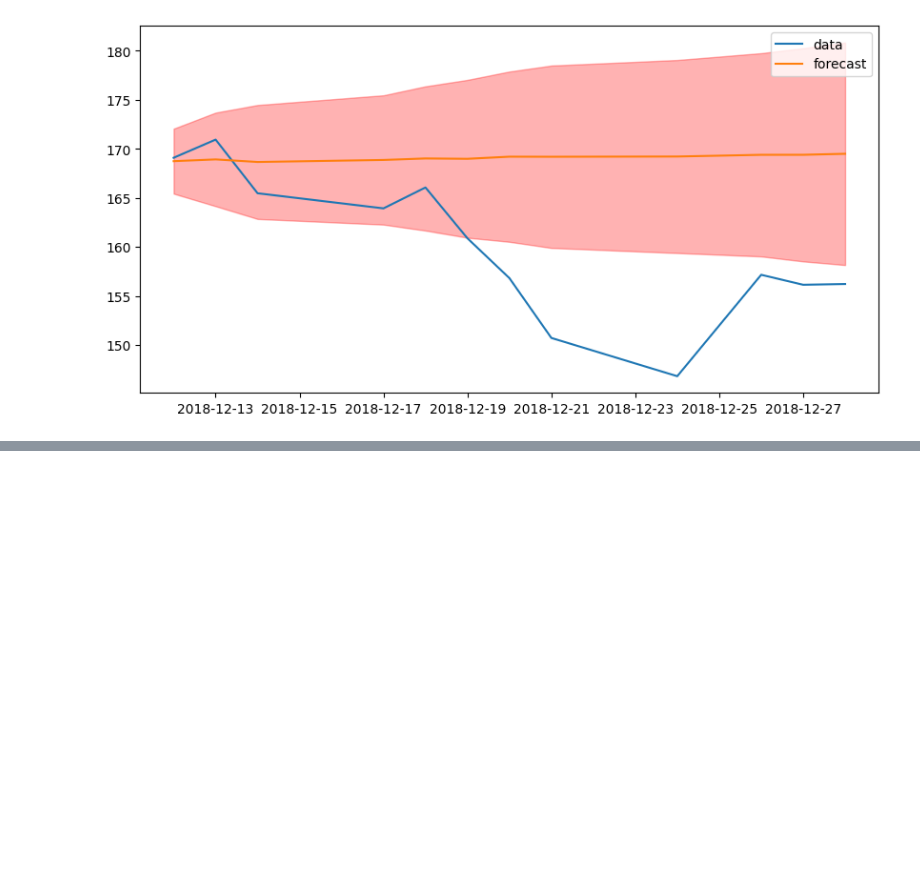
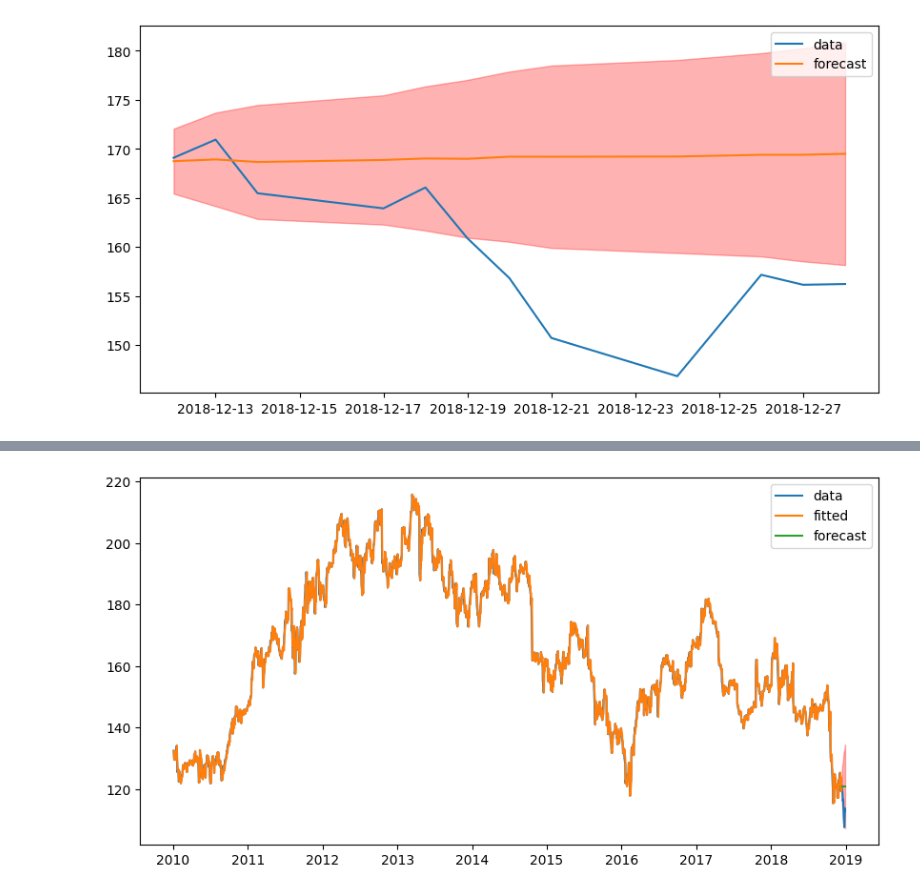
Before and after one commit to yeesem/Time-Series-Data-Analysis, a Jupyter notebook: ARIMA_4.ipynb, the cells around one changed output, grey strips where cells are left out. Cells and saved outputs as stored; diff of their text form; code cells hidden in the pictures; blank space fills up the shorter version.

```diff
--- a/ARIMA_4.ipynb
+++ b/ARIMA_4.ipynb
@@ -254,0 +263,10 @@ RMSR Test :  11.58554058808631
+# %%
+train = ibm.iloc[:-NTest]
+test = ibm.iloc[-NTest:]
+# %%
+model = pm.auto_arima(
+    train,
+    error_action = 'ignore',trace = True,
+    suppress_warning=True,maxiter = 10,
+    seasonal = False
+)
@@ -254,0 +303,4 @@ RMSR Test :  11.58554058808631
+# %%
+plot_result(model,ibm,train,test)
+# %% [output]
+[figure, added]
```
Also changed, not shown: parts of 6 cells of this notebook.
